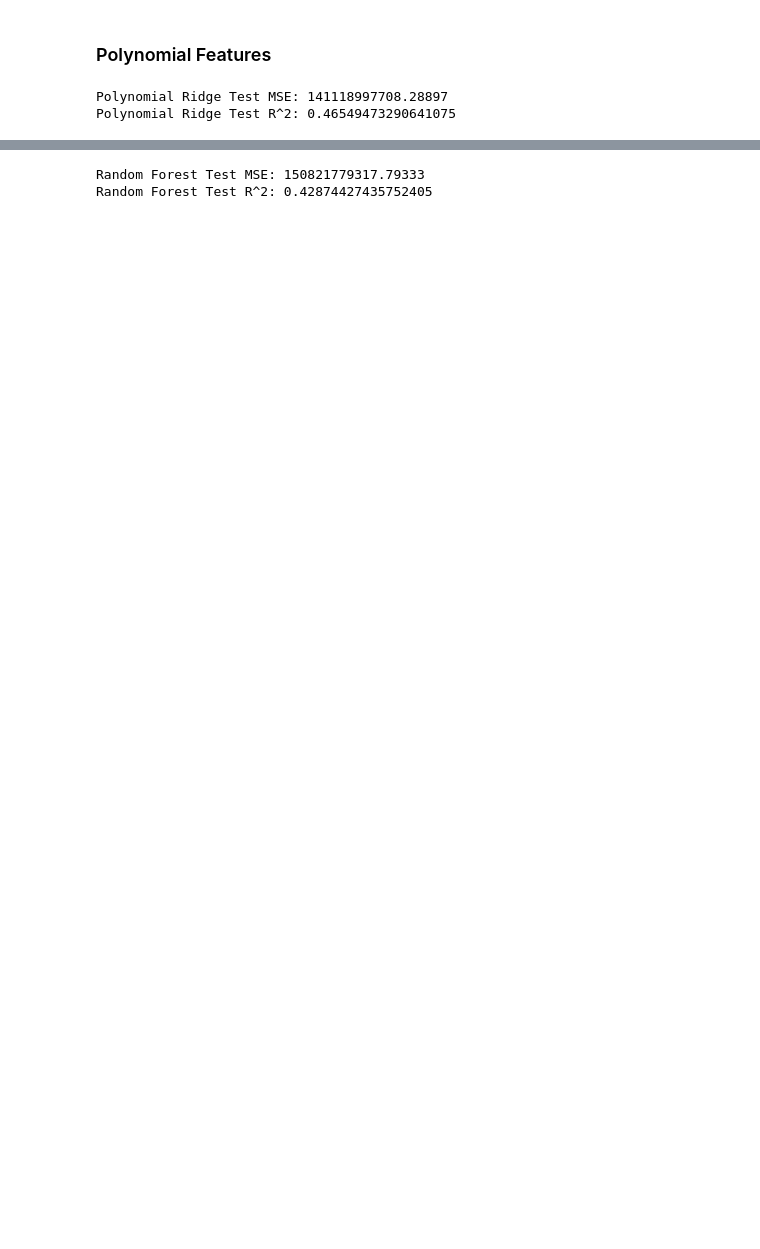
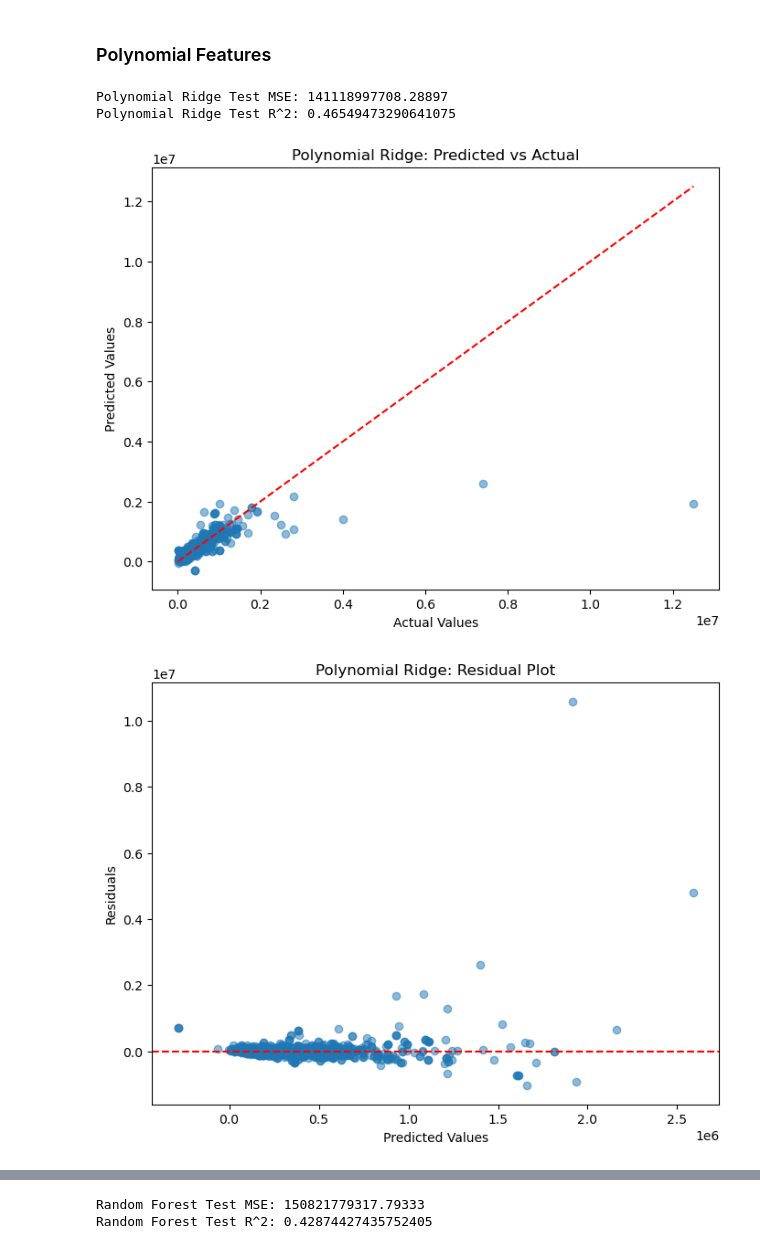
Before and after one commit to wjura/lhl-midterm-project, a Jupyter notebook: notebooks/2 - model_selection V2.ipynb, the cells around one changed output, grey strips where cells are left out. Saved outputs shown, nothing was run; the diff lists cells and outputs as text; code cells hidden in the pictures; blank space fills up the shorter version.

```diff
--- a/notebooks/2 - model_selection V2.ipynb
+++ b/notebooks/2 - model_selection V2.ipynb
@@ -249,3 +263,27 @@ print(f"Polynomial Ridge Test R^2: {test_r2_poly_ridge}")
 # %% [output]
 Polynomial Ridge Test MSE: 141118997708.28897
 Polynomial Ridge Test R^2: 0.46549473290641075
+# %%
+import matplotlib.pyplot as plt
+
+# Plot 1: Predicted vs Actual
+plt.figure(figsize=(8, 6))
+plt.scatter(y_test, y_test_pred_poly_ridge, alpha=0.5)
+plt.plot([min(y_test), max(y_test)], [min(y_test), max(y_test)], 'r--')  # Line of perfect prediction
+plt.xlabel('Actual Values')
+plt.ylabel('Predicted Values')
+plt.title('Polynomial Ridge: Predicted vs Actual')
+plt.show()
+
+# Plot 2: Residuals
+plt.figure(figsize=(8, 6))
+residuals = y_test - y_test_pred_poly_ridge
+plt.scatter(y_test_pred_poly_ridge, residuals, alpha=0.5)
+plt.axhline(y=0, color='r', linestyle='--')
+plt.xlabel('Predicted Values')
+plt.ylabel('Residuals')
+plt.title('Polynomial Ridge: Residual Plot')
+plt.show()
+# %% [output]
+[figure, added]
+[figure, added]
```
Also changed, not shown: parts of 24 cells of this notebook, 1 other file.
